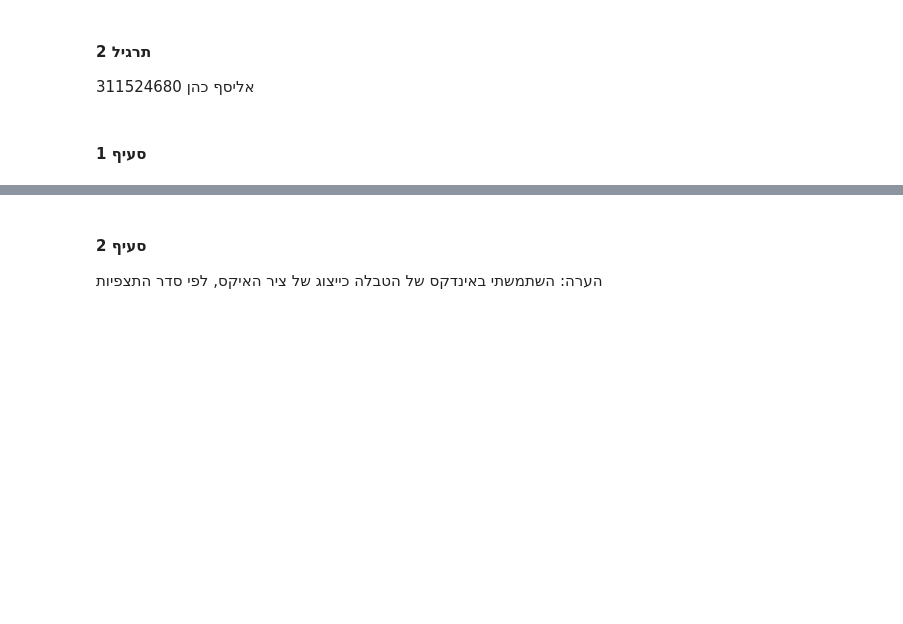
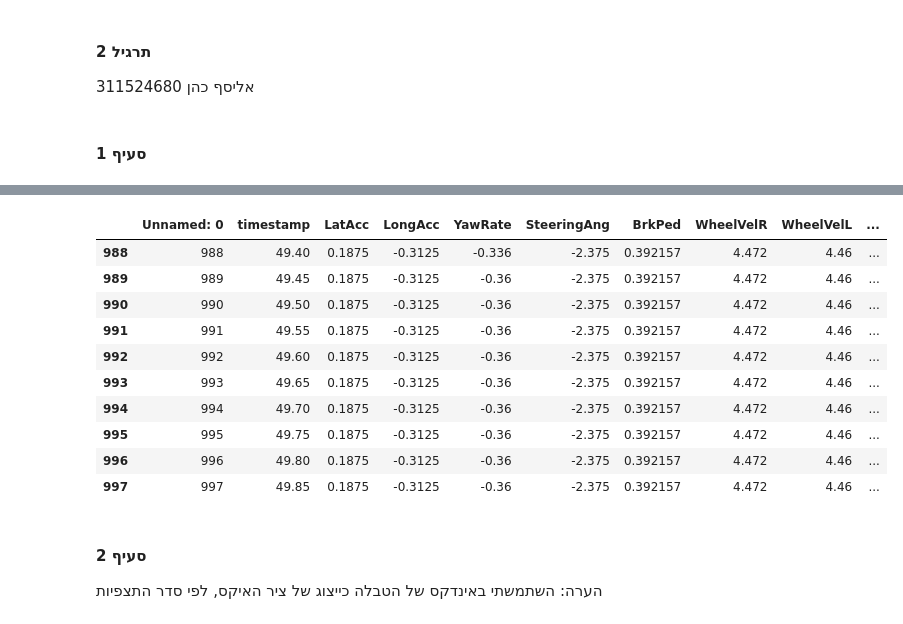
Before and after one commit to FafiCohen/Python_Course, a Jupyter notebook: Ex2_sol.ipynb, the cells around one changed output, grey strips where cells are left out. Drawn from its saved outputs; the diff is of its cells as text; code cells hidden in the pictures; blank space fills up the shorter version.

```diff
--- a/Ex2_sol.ipynb
+++ b/Ex2_sol.ipynb
@@ -44,3 +27,46 @@ df2.head(10  )
+# %%
+def backward_fill(df):
+
+    filled_df = df.copy()
+    for col in filled_df.columns:
+        previous_value = None
+        for i in range(len(filled_df[col])-1, -1, -1):
+            value = filled_df.at[i, col]
+            if pd.isnull(value):
+                if previous_value is not None:
+                    filled_df.at[i, col] = previous_value
+            else:
+                previous_value = value
+    return filled_df
+
+def forward_fill(df):
+    filled_df = df.copy()
+    for col in filled_df.columns:
+        previous_value = None
+        for i, value in enumerate(filled_df[col]):
+            if pd.isnull(value):
+                if previous_value is not None:
+                    filled_df.at[i, col] = previous_value
+            else:
+                previous_value = value
+    return filled_df
+
+df2=df.replace(r'^\s*$', np.nan, regex=True)
+df_fill=backward_fill(df2)
+df_fill=forward_fill(df_fill)
+df_fill.tail(10)
+# %% [output]
+|  | Unnamed: 0 | timestamp | LatAcc | LongAcc | YawRate | SteeringAng | BrkPed | WheelVelR | WheelVelL | ... |
+| 988 | 988 | 49.40 | 0.1875 | -0.3125 | -0.336 | -2.375 | 0.392157 | 4.472 | 4.46 | ... |
+| 989 | 989 | 49.45 | 0.1875 | -0.3125 | -0.36 | -2.375 | 0.392157 | 4.472 | 4.46 | ... |
+| 990 | 990 | 49.50 | 0.1875 | -0.3125 | -0.36 | -2.375 | 0.392157 | 4.472 | 4.46 | ... |
+| 991 | 991 | 49.55 | 0.1875 | -0.3125 | -0.36 | -2.375 | 0.392157 | 4.472 | 4.46 | ... |
+| 992 | 992 | 49.60 | 0.1875 | -0.3125 | -0.36 | -2.375 | 0.392157 | 4.472 | 4.46 | ... |
+| 993 | 993 | 49.65 | 0.1875 | -0.3125 | -0.36 | -2.375 | 0.392157 | 4.472 | 4.46 | ... |
+| 994 | 994 | 49.70 | 0.1875 | -0.3125 | -0.36 | -2.375 | 0.392157 | 4.472 | 4.46 | ... |
+| 995 | 995 | 49.75 | 0.1875 | -0.3125 | -0.36 | -2.375 | 0.392157 | 4.472 | 4.46 | ... |
+| 996 | 996 | 49.80 | 0.1875 | -0.3125 | -0.36 | -2.375 | 0.392157 | 4.472 | 4.46 | ... |
+| 997 | 997 | 49.85 | 0.1875 | -0.3125 | -0.36 | -2.375 | 0.392157 | 4.472 | 4.46 | ... |
 # %% [markdown]
 ####  **סעיף 2**
 הערה: השתמשתי באינדקס של הטבלה כייצוג של ציר
```
Also changed, not shown: parts of 7 cells of this notebook.
